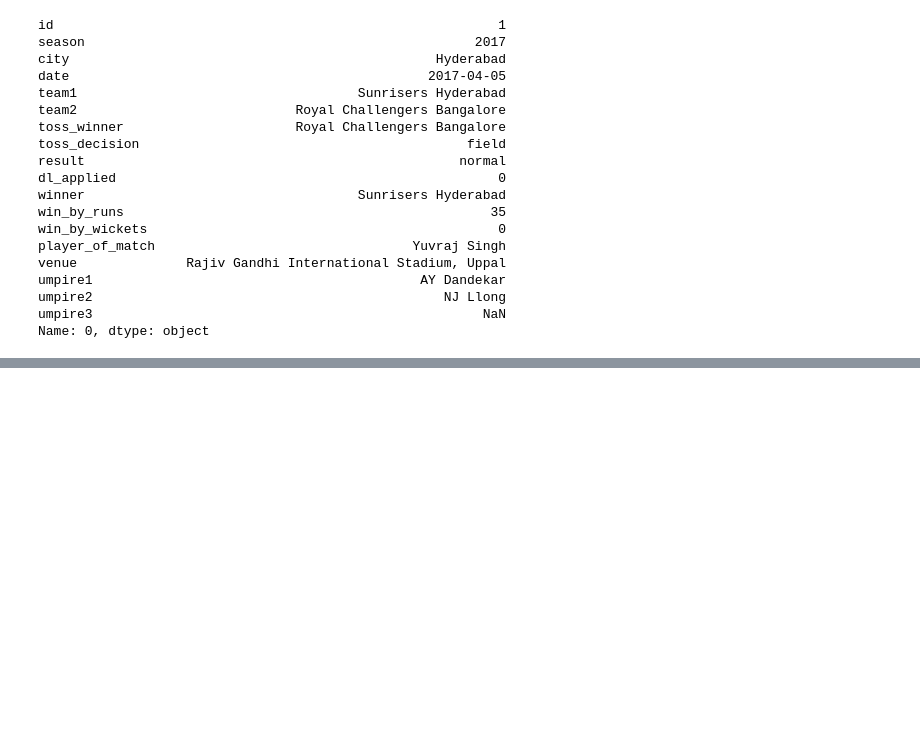
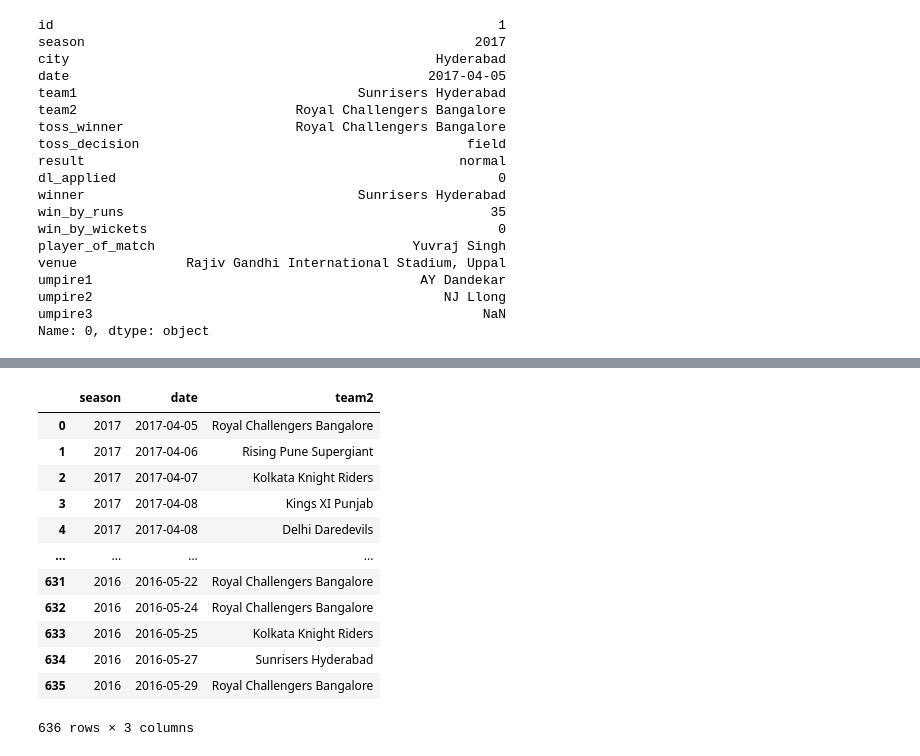
Before and after one commit to frecklehead/IPL-dataanalysis, a Jupyter notebook: pandas.ipynb, the cells around one changed output, grey strips where cells are left out. Saved outputs shown, nothing was run; the diff lists cells and outputs as text; code cells hidden in the pictures; blank space fills up the shorter version.

```diff
--- a/pandas.ipynb
+++ b/pandas.ipynb
@@ -137,0 +136,16 @@ c
+# %%
+data.iloc[:,[1,3,5]]
+# %% [output]
+|  | season | date | team2 |
+| 0 | 2017 | 2017-04-05 | Royal Challengers Bangalore |
+| 1 | 2017 | 2017-04-06 | Rising Pune Supergiant |
+| 2 | 2017 | 2017-04-07 | Kolkata Knight Riders |
+| 3 | 2017 | 2017-04-08 | Kings XI Punjab |
+| 4 | 2017 | 2017-04-08 | Delhi Daredevils |
+| ... | ... | ... | ... |
+| 631 | 2016 | 2016-05-22 | Royal Challengers Bangalore |
+| 632 | 2016 | 2016-05-24 | Royal Challengers Bangalore |
+| 633 | 2016 | 2016-05-25 | Kolkata Knight Riders |
+| 634 | 2016 | 2016-05-27 | Sunrisers Hyderabad |
+| 635 | 2016 | 2016-05-29 | Royal Challengers Bangalore |
+636 rows × 3 columns
```
Also changed, not shown: parts of 3 cells of this notebook.
